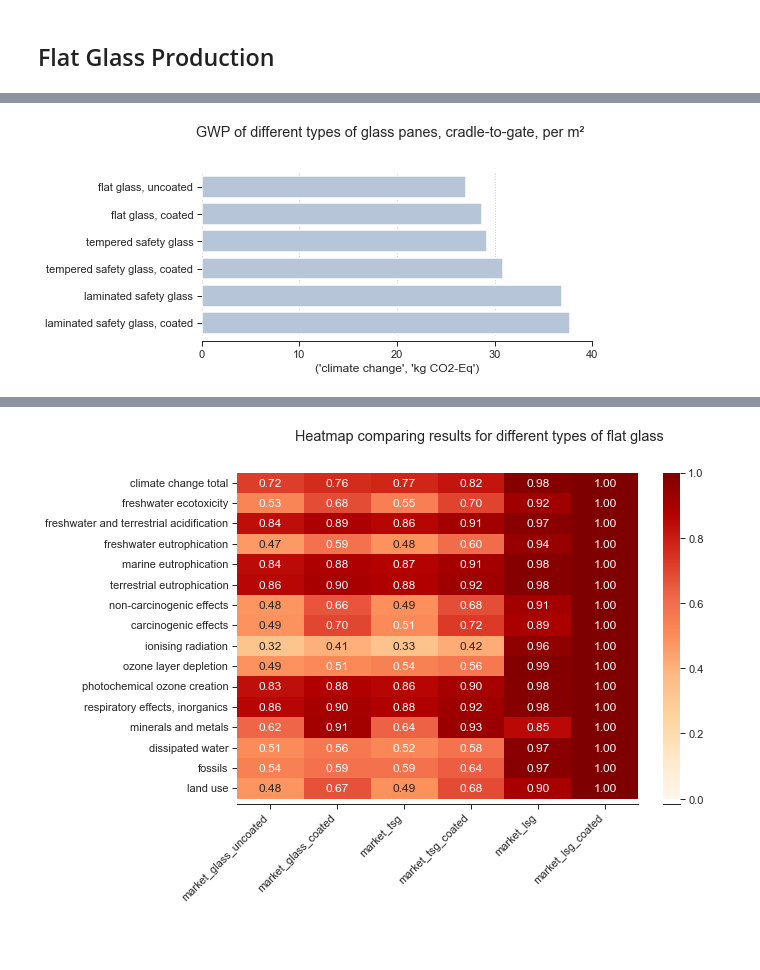
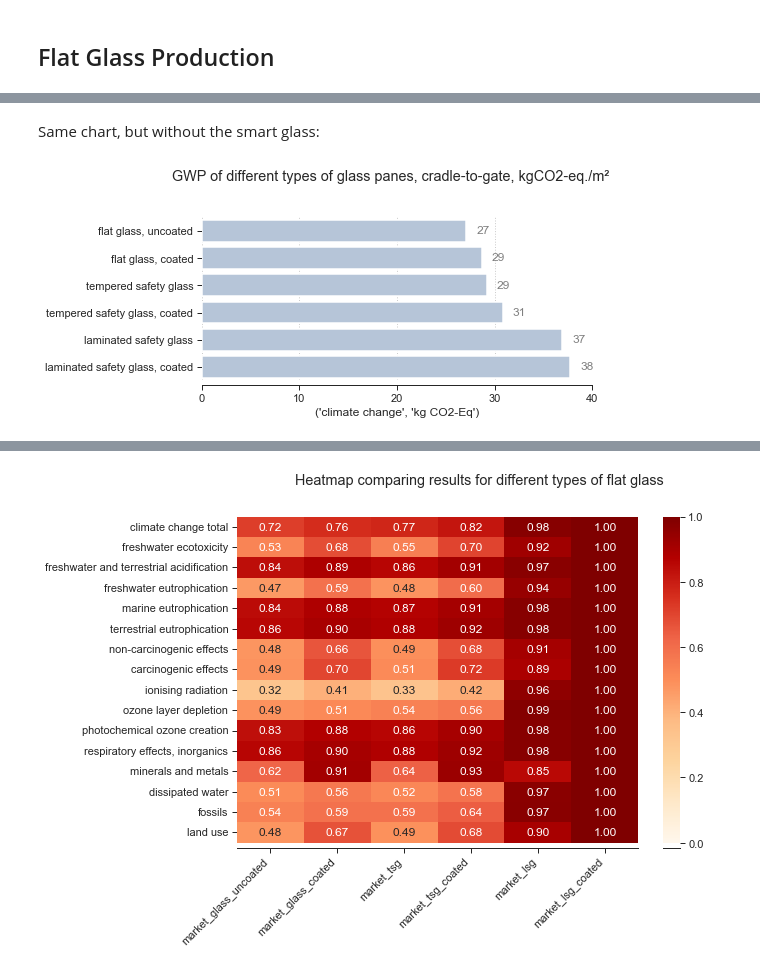
Before and after one commit to JeanSouv/LCA_IGUs, a Jupyter notebook: 02_LCA.ipynb, the cells around one changed output, grey strips where cells are left out. Saved outputs shown, nothing was run; the diff lists cells and outputs as text; code cells hidden in the pictures; blank space fills up the shorter version.

```diff
--- a/02_LCA.ipynb
+++ b/02_LCA.ipynb
@@ -916,7 +947,17 @@ for act in inv_fg_processed:
 # %%
-df_impact_fg = pd.DataFrame(impact_fg, columns=["Name", "Location", "Method",
-                                                  "Score", "Unit"])
+df_impact_fg = pd.DataFrame(impact_fg, columns=["Name",
+                                                "Location",
+                                                "Method",
+                                                "Score",
+                                                "Unit"]
+                            )
 
-df_impact_fg = pd.pivot_table(df_impact_fg, index=["Name"],
+df_impact_fg = (pd.pivot_table(df_impact_fg, index=["Name"],
                                columns=["Method", "Unit"],
-                               values="Score")
+                               values="Score"
+                               )
+                ).sort_values(("climate change", "kg CO2-Eq"), ascending=True)
+
+df_impact_fg.index = df_impact_fg.index.str.replace('market for ', '')
+
+df_impact_fg.round(2)
@@ -923,5 +974,0 @@ df_impact_fg = pd.pivot_table(df_impact_fg, index=["Name"],
-# %%
-df_impact_fg = df_impact_fg.sort_values(
-    ("climate change", "kg CO2-Eq"), ascending=True)
-
-df_impact_fg.round(2)
@@ -939,6 +974,0 @@ df_impact_fg.round(2)
-# %%
-df_impact_fg = df_impact_fg.reset_index()
-df_impact_fg['Name'] = (df_impact_fg['Name']
-                         .str.replace('market for ', ''))
-
-df_impact_fg = df_impact_fg.set_index('Name')
@@ -947,20 +999,28 @@ df_impact_wo_smartg = df_impact_fg.drop("smart glass", axis=0)
+# %% [markdown]
+Same chart, but without the smart glass:
 # %%
 fig, ax = plt.subplots(figsize=(7, 3))
 
-sns.barplot(data=df_impact_wo_smartg,
-            x=("climate change", "kg CO2-Eq"),
-            y=df_impact_wo_smartg.index,
-            color="lightsteelblue", linewidth=1.5)
+df_plot = df_impact_fg.drop("smart glass", axis=0)
+
+g = sns.barplot(data=df_plot,
+                x=("climate change", "kg CO2-Eq"),
+                y=df_plot.index,
+                color="lightsteelblue", linewidth=1.5)
+
+g.bar_label(g.containers[0], fmt="%.0f", padding=10, c='grey')
 
 ax.yaxis.label.set_visible(False)
 ax.grid(which='major', axis='x', linestyle=':', linewidth=1)
 
 ax.set_xlim(0, 40)
 plt.xticks(np.arange(0, 41, 10))
 
 fig.suptitle(
-    'GWP of different types of glass panes, cradle-to-gate, per m²', y=1.1)
+    'GWP of different types of glass panes, cradle-to-gate, kgCO2-eq./m²',
+    y=1.1
+)
 sns.despine(left=True, offset=5)
 plt.show()
 # %% [output]
-[figure, old version]
+[figure, new version]
```
Also changed, not shown: parts of 273 cells of this notebook, 3 other files.
